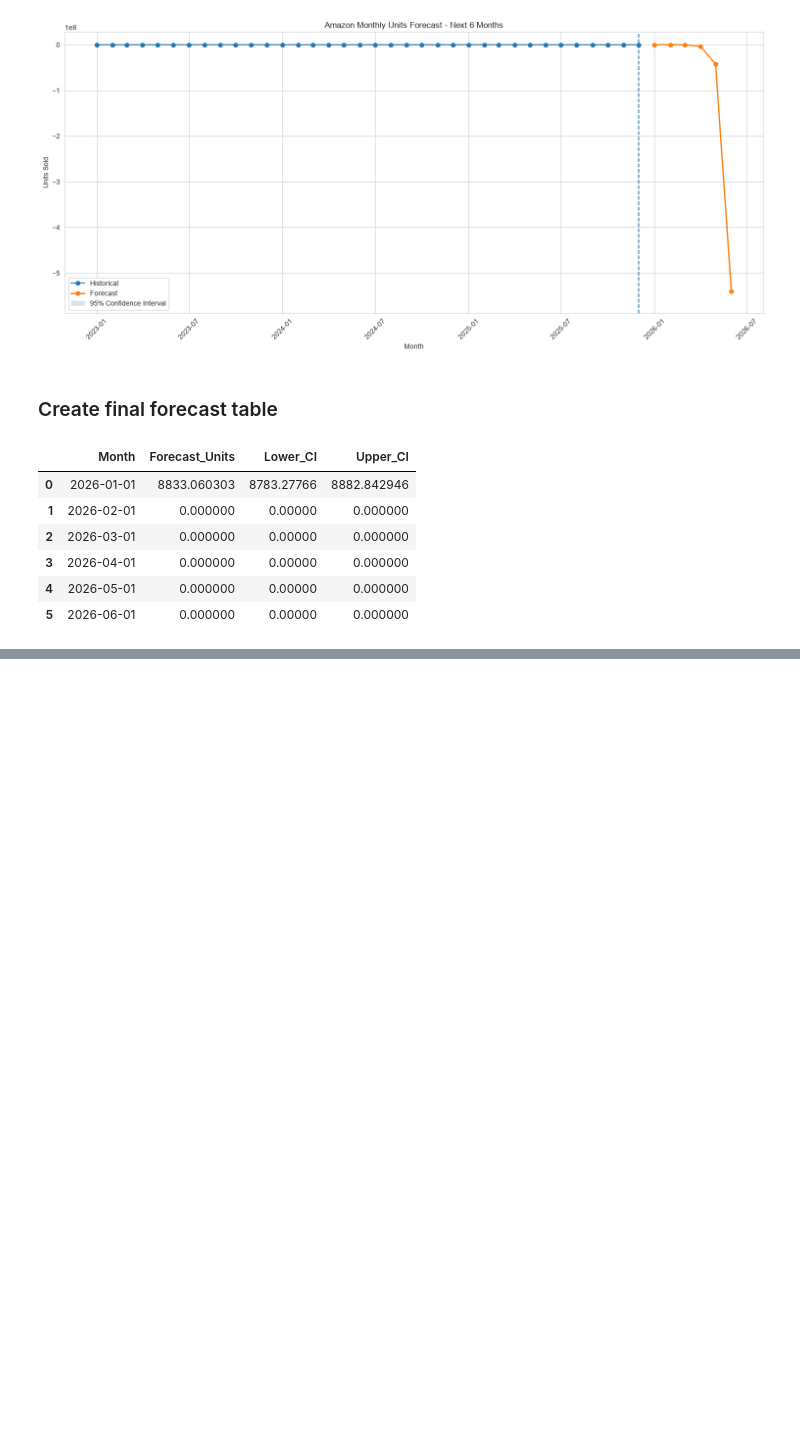
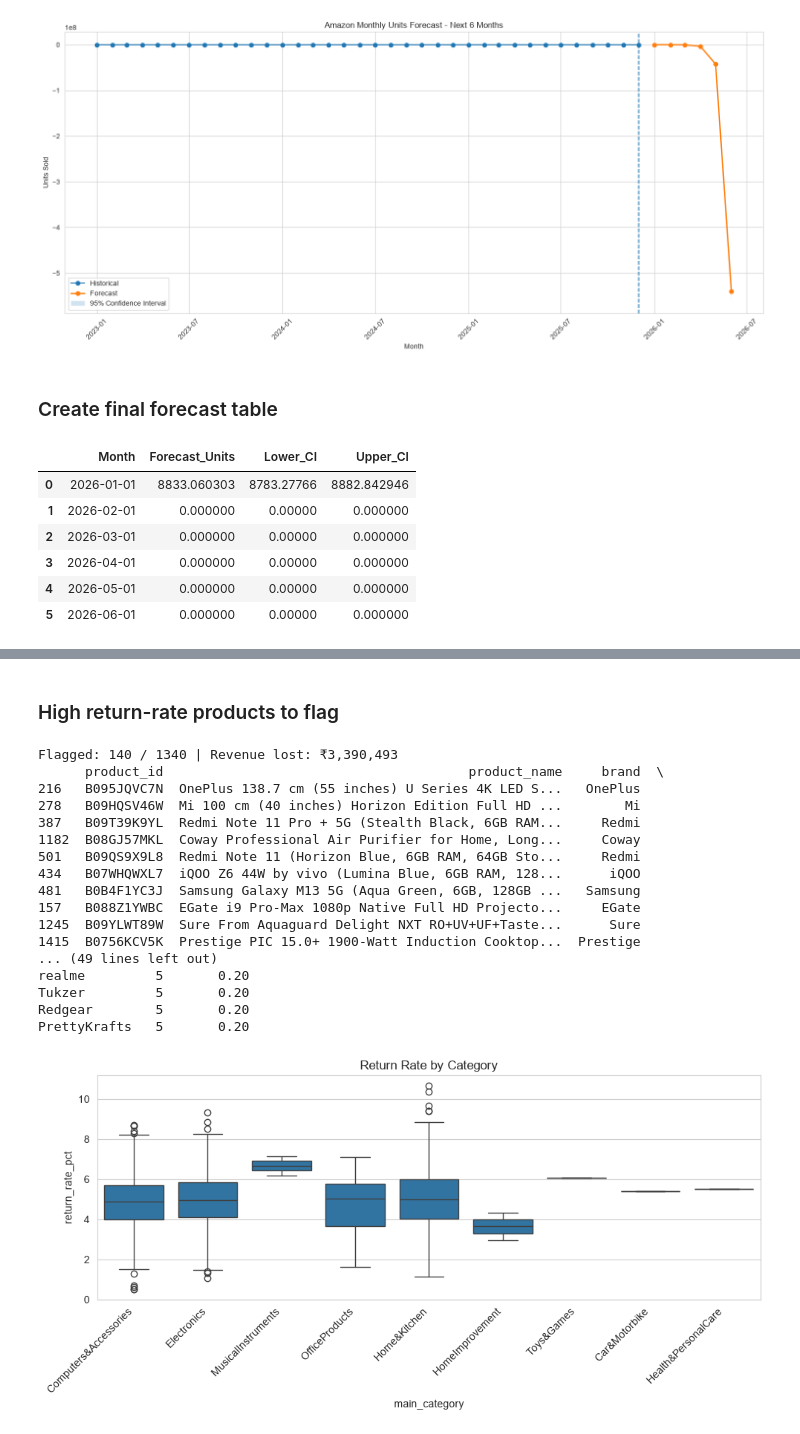
Before and after one commit to ayushranjan828/Amazon-Product-Sales-Analysis-Prediction-Forecasting, a Jupyter notebook: Notebook2.ipynb, the cells around one changed output, grey strips where cells are left out. Saved outputs shown, nothing was run; the diff lists cells and outputs as text; code cells hidden in the pictures; blank space fills up the shorter version.

```diff
--- a/Notebook2.ipynb
+++ b/Notebook2.ipynb
@@ -1802,0 +1900,45 @@ forecast_table
+# %% [markdown]
+### High return-rate products to flag
+# %%
+g = prod.groupby("main_category")["return_rate_pct"]
+prod["cat_ret_p90"]  = g.transform(lambda s: s.quantile(.90))
+prod["cat_ret_mean"] = g.transform("mean")
+prod["high_return_flag"] = prod.return_rate_pct >= prod.cat_ret_p90
+prod["return_loss_inr"]  = prod.gross_revenue_inr * prod.return_rate_pct / 100
+
+flagged = (prod[prod.high_return_flag]
+           [["product_id", "product_name", "brand", "main_category", "return_rate_pct",
+             "cat_ret_mean", "rating", "fulfilment_type", "return_loss_inr"]]
+           .sort_values("return_loss_inr", ascending=False))
+flagged["product_name"] = flagged.product_name.str[:50]
+
+print(f"Flagged: {len(flagged)} / {len(prod)} | Revenue lost: ₹{flagged.return_loss_inr.sum():,.0f}")
+print(flagged.head(15).round(2))
+
+print("\nFlag rate by brand (min 5 products)")
+bf = prod.groupby("brand").agg(n=("product_id", "count"), flag_rate=("high_return_flag", "mean"))
+print(bf.query("n >= 5").sort_values("flag_rate", ascending=False).head(10).round(2))
+
+plt.figure(figsize=(10, 5))
+sns.boxplot(data=prod, x="main_category", y="return_rate_pct")
+plt.xticks(rotation=45, ha="right"); plt.title("Return Rate by Category")
+plt.tight_layout(); plt.show()
+# %% [output]
+Flagged: 140 / 1340 | Revenue lost: ₹3,390,493
+      product_id                                       product_name     brand  \
+216   B095JQVC7N  OnePlus 138.7 cm (55 inches) U Series 4K LED S...   OnePlus
+278   B09HQSV46W  Mi 100 cm (40 inches) Horizon Edition Full HD ...        Mi
+387   B09T39K9YL  Redmi Note 11 Pro + 5G (Stealth Black, 6GB RAM...     Redmi
+1182  B08GJ57MKL  Coway Professional Air Purifier for Home, Long...     Coway
+501   B09QS9X9L8  Redmi Note 11 (Horizon Blue, 6GB RAM, 64GB Sto...     Redmi
+434   B07WHQWXL7  iQOO Z6 44W by vivo (Lumina Blue, 6GB RAM, 128...      iQOO
+481   B0B4F1YC3J  Samsung Galaxy M13 5G (Aqua Green, 6GB, 128GB ...   Samsung
+157   B088Z1YWBC  EGate i9 Pro-Max 1080p Native Full HD Projecto...     EGate
+1245  B09YLWT89W  Sure From Aquaguard Delight NXT RO+UV+UF+Taste...      Sure
+1415  B0756KCV5K  Prestige PIC 15.0+ 1900-Watt Induction Cooktop...  Prestige
+... (49 lines left out)
+realme         5       0.20
+Tukzer         5       0.20
+Redgear        5       0.20
+PrettyKrafts   5       0.20
+[figure, added]
```
Also changed, not shown: parts of 8 cells of this notebook.
